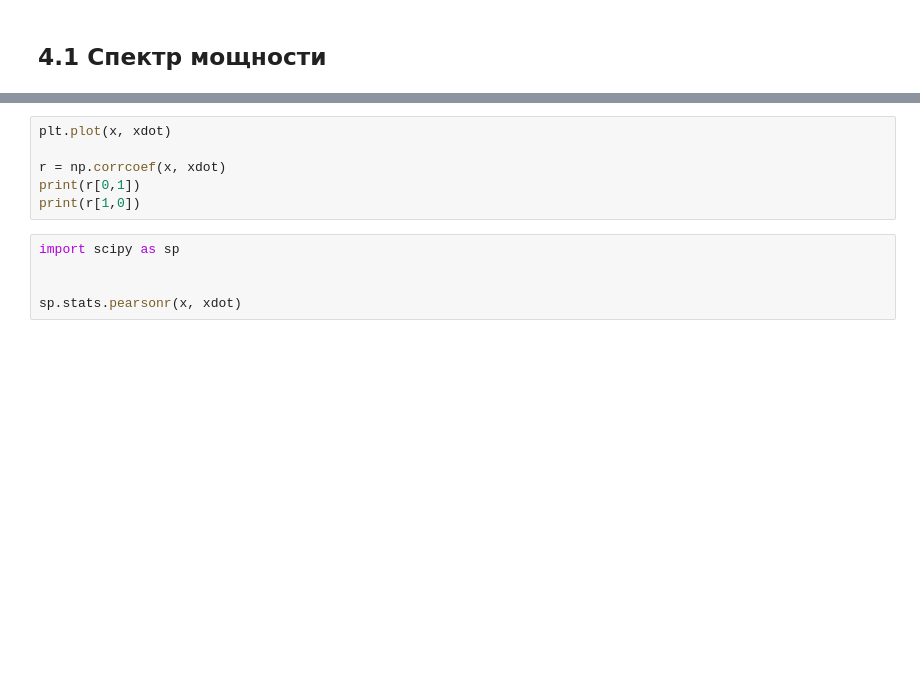
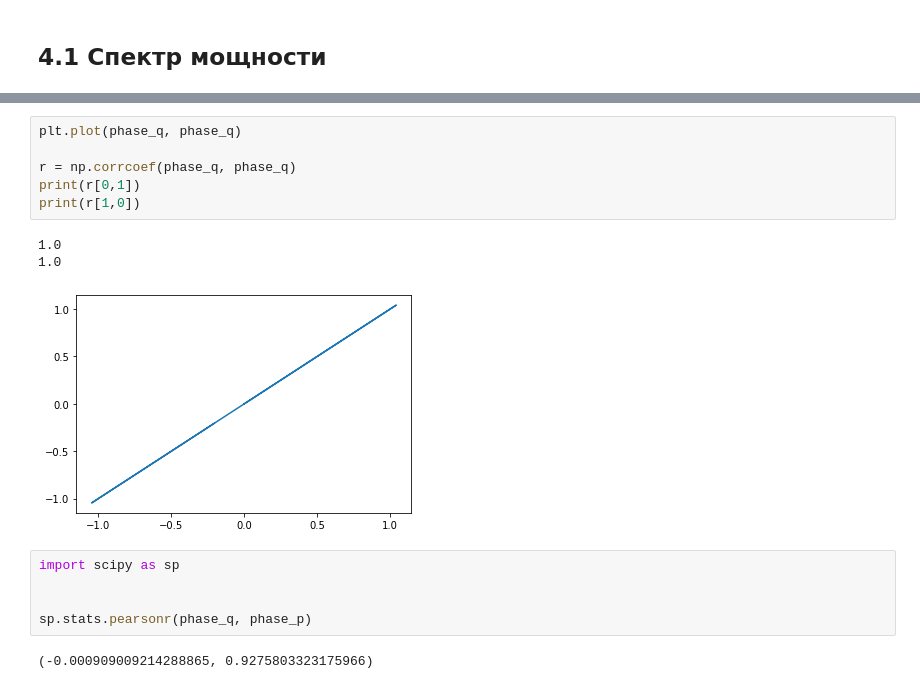
Before and after one commit to propellermint/Dynamic-chaos-in-the-kicked-photon-qubit-atom, a Jupyter notebook: duffing oscillator 4.ipynb, the cells around one changed output, grey strips where cells are left out. Saved outputs shown, nothing was run; the diff lists cells and outputs as text; blank space fills up the shorter version.

```diff
--- a/duffing oscillator 4.ipynb
+++ b/duffing oscillator 4.ipynb
@@ -1087,14 +1056,20 @@ plt.show()
 # %%
-plt.plot(x, xdot)
+plt.plot(phase_q, phase_q)
 
-r = np.corrcoef(x, xdot)
+r = np.corrcoef(phase_q, phase_q)
 print(r[0,1])
 print(r[1,0])
+# %% [output]
+1.0
+1.0
+[figure, added]
 # %%
 import scipy as sp
 
 
-sp.stats.pearsonr(x, xdot)
+sp.stats.pearsonr(phase_q, phase_p)
+# %% [output]
+(-0.000909009214288865, 0.9275803323175966)
 # %%
 # Time series data
 
```
Also changed, not shown: parts of 14 cells of this notebook, 4 other files.
